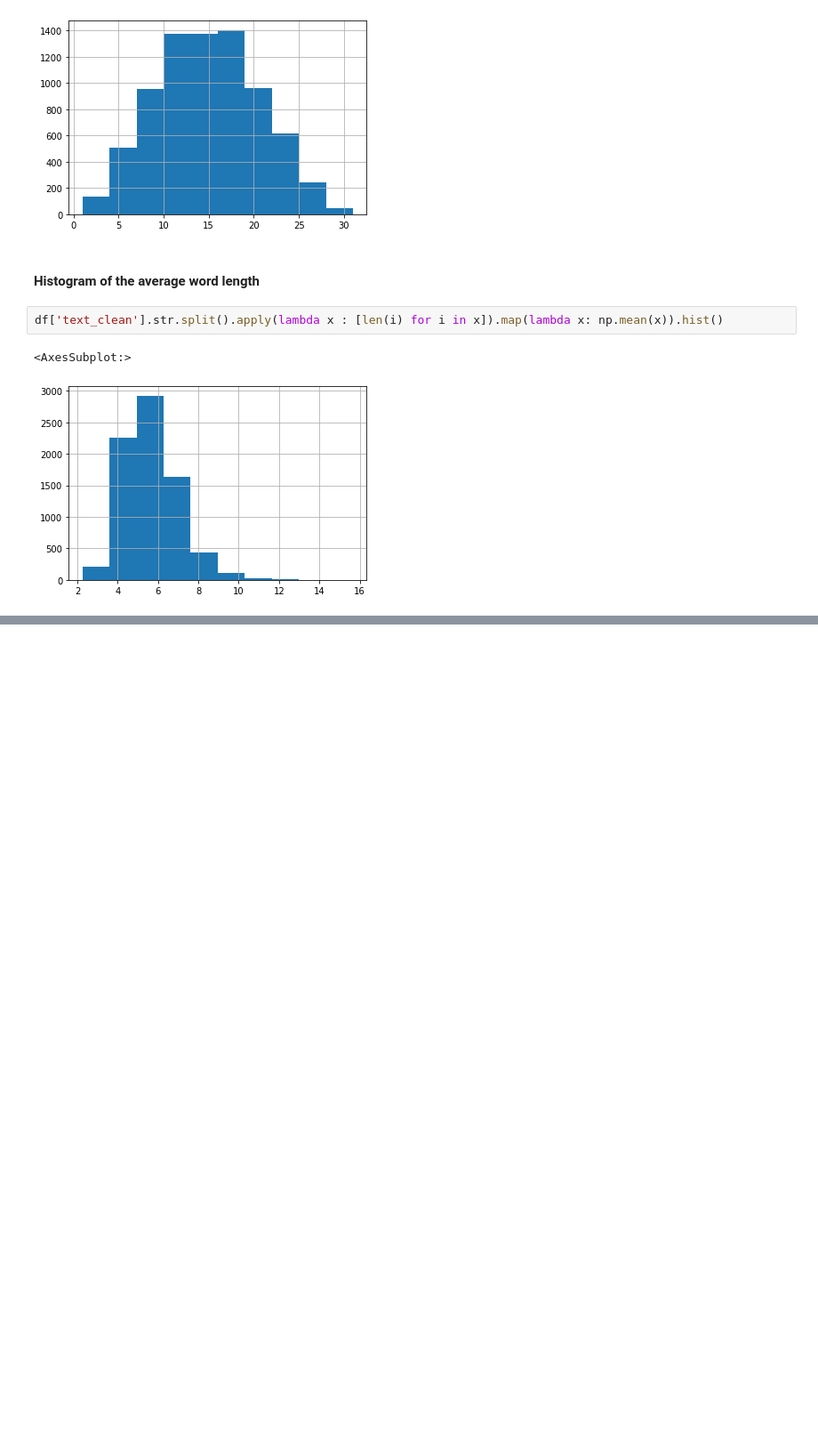
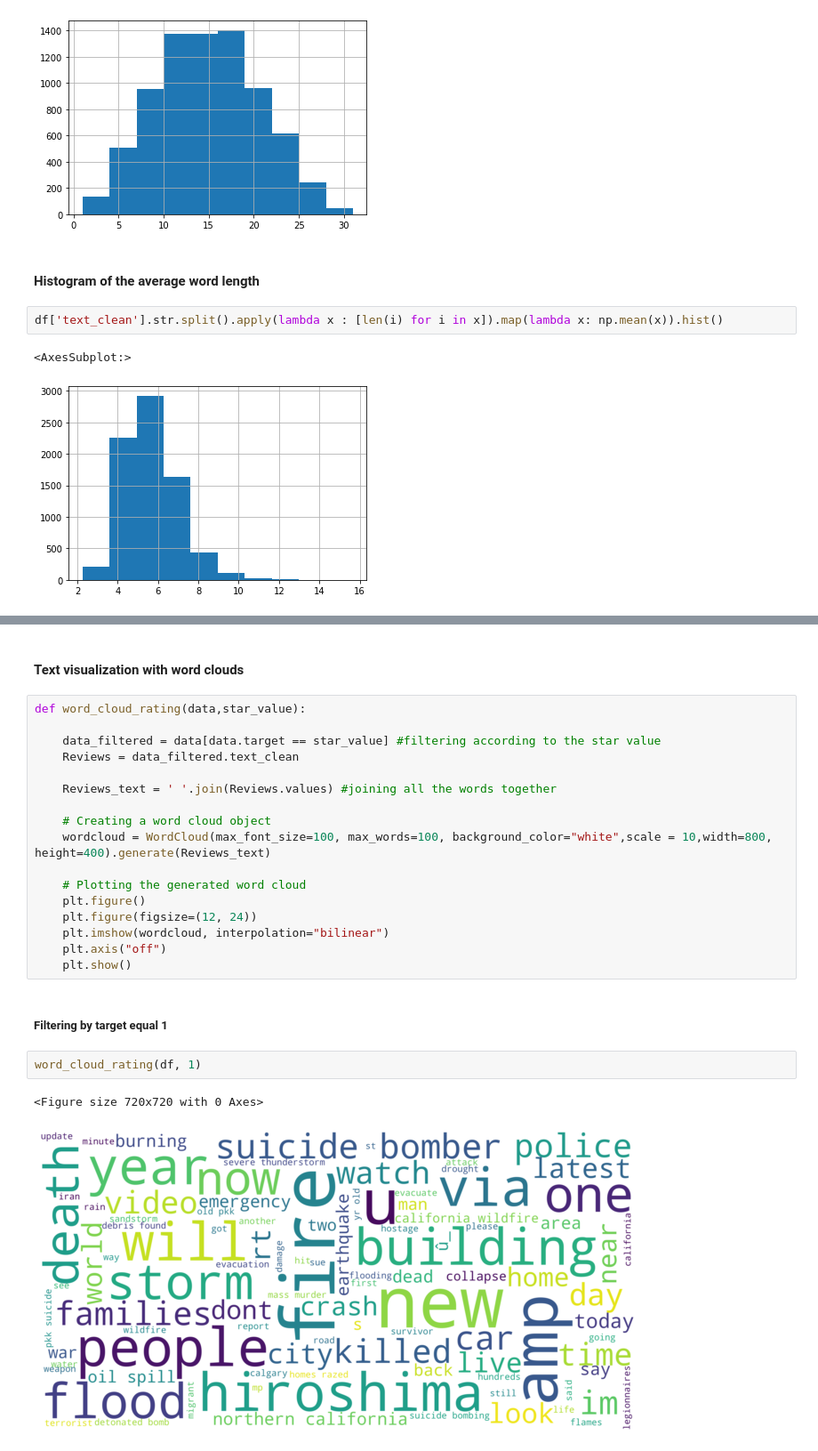
Before and after one commit to oscarciceri/Disaster_Monitoring-_Based_On_Tweets, a Jupyter notebook: EDA_oscar.ipynb, the cells around one changed output, grey strips where cells are left out. Shown: that part at 89% size. Cells and saved outputs as stored; diff of their text form; blank space fills up the shorter version.

```diff
--- a/EDA_oscar.ipynb
+++ b/EDA_oscar.ipynb
@@ -228,0 +288,26 @@ df['text_clean'].str.split().apply(lambda x : [len(i) for i in x]).map(lambda x:
+# %% [markdown]
+#### Text visualization with word clouds
+# %%
+def word_cloud_rating(data,star_value):
+
+    data_filtered = data[data.target == star_value] #filtering according to the star value
+    Reviews = data_filtered.text_clean
+
+    Reviews_text = ' '.join(Reviews.values) #joining all the words together
+
+    # Creating a word cloud object
+    wordcloud = WordCloud(max_font_size=100, max_words=100, background_color="white",scale = 10,width=800, height=400).generate(Reviews_text)
+
+    # Plotting the generated word cloud
+    plt.figure()
+    plt.figure(figsize=(12, 24))
+    plt.imshow(wordcloud, interpolation="bilinear")
+    plt.axis("off")
+    plt.show()
+# %% [markdown]
+##### Filtering by target equal 1
+# %%
+word_cloud_rating(df, 1)
+# %% [output]
+<Figure size 720x720 with 0 Axes>
+[figure, added]
```
Also changed, not shown: parts of 15 cells of this notebook.
